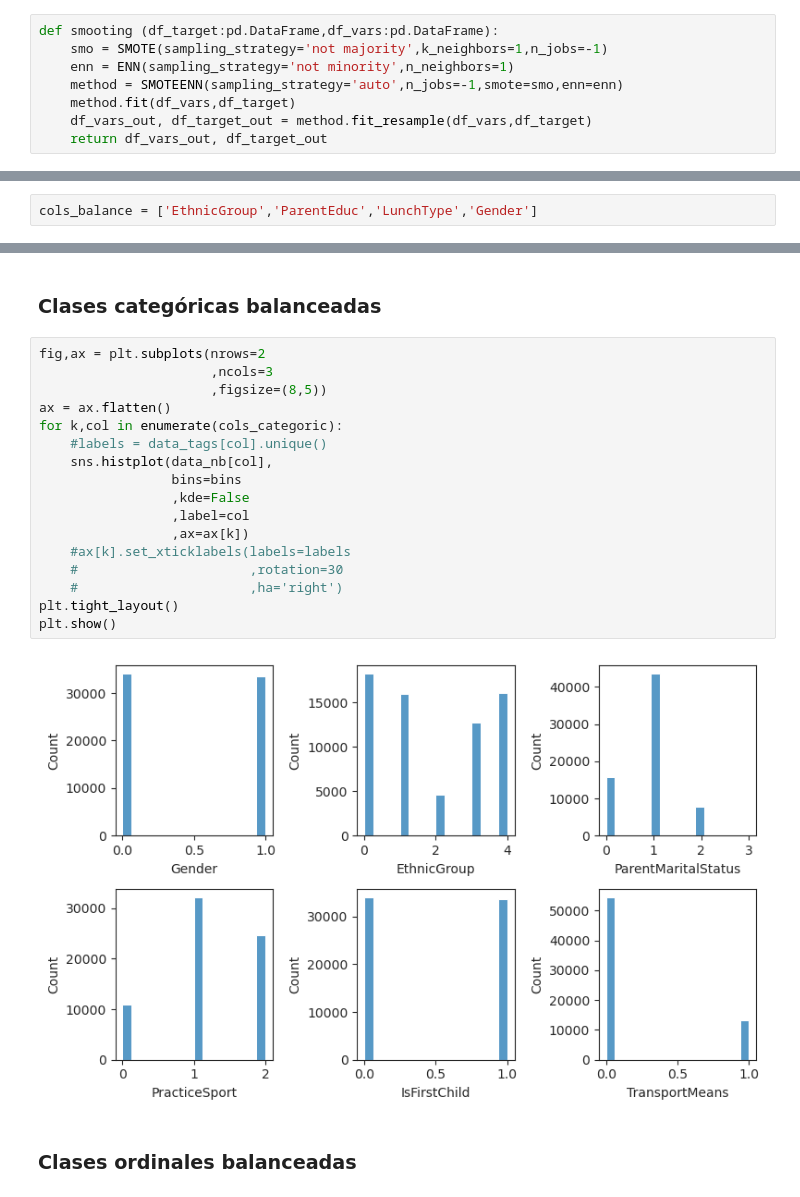
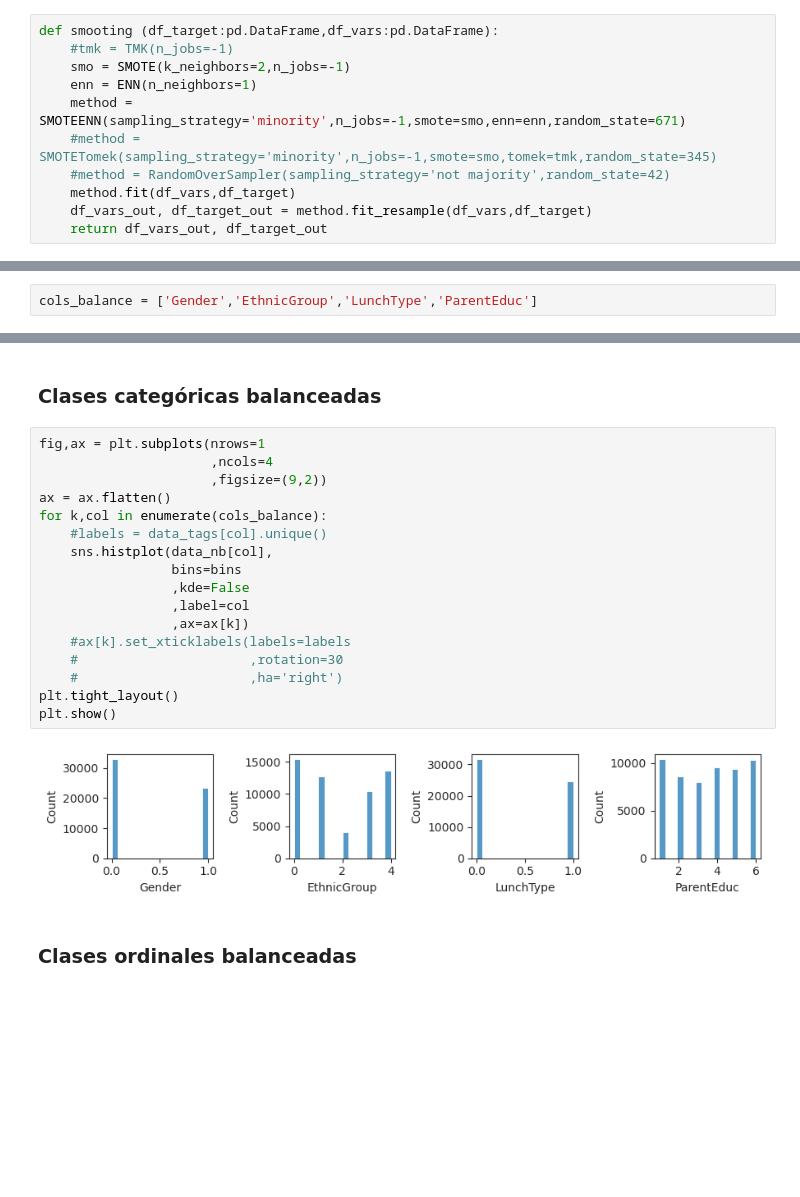
Before and after one commit to AdrFelHB/an-lisis-de-datos, a Jupyter notebook: main.ipynb, the cells around one changed output, grey strips where cells are left out. Saved outputs shown, nothing was run; the diff lists cells and outputs as text; blank space fills up the shorter version.

```diff
--- a/main.ipynb
+++ b/main.ipynb
@@ -306,8 +308,11 @@ from imblearn.combine import SMOTEENN
 # %%
 def smooting (df_target:pd.DataFrame,df_vars:pd.DataFrame):
-    smo = SMOTE(sampling_strategy='not majority',k_neighbors=1,n_jobs=-1)
-    enn = ENN(sampling_strategy='not minority',n_neighbors=1)
-    method = SMOTEENN(sampling_strategy='auto',n_jobs=-1,smote=smo,enn=enn)
+    #tmk = TMK(n_jobs=-1)
+    smo = SMOTE(k_neighbors=2,n_jobs=-1)
+    enn = ENN(n_neighbors=1)
+    method = SMOTEENN(sampling_strategy='minority',n_jobs=-1,smote=smo,enn=enn,random_state=671)
+    #method = SMOTETomek(sampling_strategy='minority',n_jobs=-1,smote=smo,tomek=tmk,random_state=345)
+    #method = RandomOverSampler(sampling_strategy='not majority',random_state=42)
     method.fit(df_vars,df_target)
     df_vars_out, df_target_out = method.fit_resample(df_vars,df_target)
     return df_vars_out, df_target_out
@@ -325,7 +330,7 @@ def balance(df_main:pd.DataFrame,cols:list):
         print(df_new.shape)
     return df_new
 # %%
-cols_balance = ['EthnicGroup','ParentEduc','LunchType','Gender']
+cols_balance = ['Gender','EthnicGroup','LunchType','ParentEduc']
 # %%
 data_nb = balance(df_main=data,cols=cols_balance)
 # %% [output]
@@ -340,24 +345,24 @@ data_nb.to_csv(path_or_buf="./data_over_filled.csv",sep=',',index=False)
 # %% [markdown]
 ### Clases categóricas balanceadas
 # %%
-fig,ax = plt.subplots(nrows=2
-                      ,ncols=3
-                      ,figsize=(8,5))
+fig,ax = plt.subplots(nrows=1
+                      ,ncols=4
+                      ,figsize=(9,2))
 ax = ax.flatten()
-for k,col in enumerate(cols_categoric):
+for k,col in enumerate(cols_balance):
     #labels = data_tags[col].unique()
     sns.histplot(data_nb[col],
                  bins=bins
                  ,kde=False
                  ,label=col
                  ,ax=ax[k])
     #ax[k].set_xticklabels(labels=labels
     #                      ,rotation=30
     #                      ,ha='right')
 plt.tight_layout()
 plt.show()
 # %% [output]
-[figure, old version]
+[figure, new version]
 # %% [markdown]
 ### Clases ordinales balanceadas
 # %%
```
Also changed, not shown: parts of 44 cells of this notebook.
